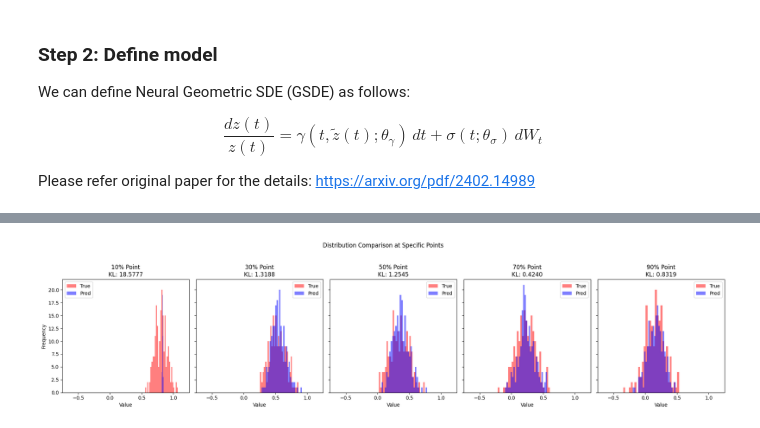
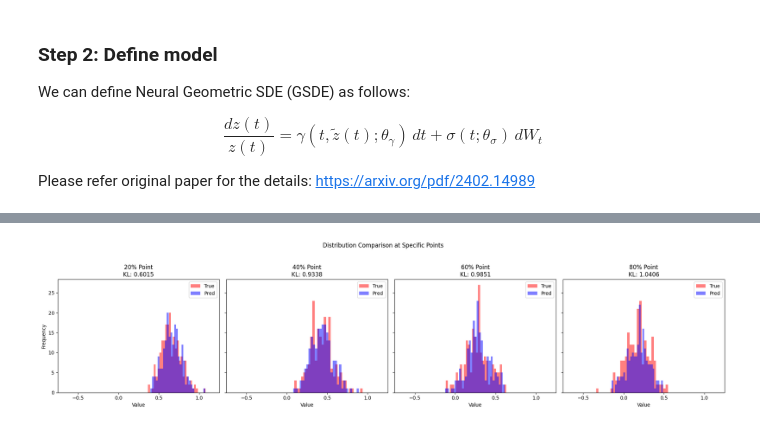
Before and after one commit to yongkyung-oh/Stable-Neural-SDEs, a Jupyter notebook: tutorial/simple OU process - Neural GSDE.ipynb, the cells around one changed output, grey strips where cells are left out. Drawn from its saved outputs; the diff is of its cells as text; code cells hidden in the pictures.

```diff
--- a/tutorial/simple OU process - Neural GSDE.ipynb
+++ b/tutorial/simple OU process - Neural GSDE.ipynb
@@ -134,7 +134,7 @@ config = {
     'X0': 1.0,
     'train_ratio': 0.8,
     'batch_size': 16,
-    'seed': 42
+    'seed': 42,
 }
 
 # Ensure reproducibility
@@ -186,7 +186,7 @@ class LipSwish(nn.Module):
         return 0.909 * torch.nn.functional.silu(x)
 
 class MLP(nn.Module):
-    def __init__(self, in_size, out_size, hidden_dim, num_layers, tanh=False, activation='relu'):
+    def __init__(self, in_size, out_size, hidden_dim, num_layers, tanh=False, activation='lipswish'):
         super().__init__()
 
         if activation == 'lipswish':
@@ -207,17 +207,18 @@ class MLP(nn.Module):
         return self._model(x)
 
 class NeuralGSDEFunc(nn.Module):
-    def __init__(self, input_dim, hidden_dim, num_layers, activation='relu'):
+    def __init__(self, input_dim, hidden_dim, hidden_hidden_dim, num_layers, activation='lipswish'):
         super(NeuralGSDEFunc, self).__init__()
         self.sde_type = "ito"
         self.noise_type = "diagonal" # or "scalar"
 
-        self.linear_in = nn.Linear(input_dim + 2, input_dim + 1)
-        self.linear_X = nn.Linear(2, input_dim + 1)
-        self.emb = torch.nn.Linear(input_dim*2 + 2, input_dim + 1)
-        self.f_net = MLP(input_dim + 1, input_dim, hidden_dim, num_layers, activation=activation)
-        self.noise_in = nn.Linear(2, input_dim + 1)
-        self.g_net = MLP(input_dim + 1, input_dim, hidden_dim, num_layers, activation=activation)
+        self.linear_in = nn.Linear(hidden_dim + 1, hidden_dim)
+        self.linear_X = nn.Linear(input_dim, hidden_dim)
+        self.emb = nn.Linear(hidden_dim*2, hidden_dim)
+        self.f_net = MLP(hidden_dim, hidden_dim, hidden_hidden_dim, num_layers, activation=activation)
+        self.linear_out = nn.Linear(hidden_dim, hidden_dim)
+        self.noise_in = nn.Linear(1, hidden_dim)
+        self.g_net = MLP(hidden_dim, hidden_dim, hidden_hidden_dim, num_layers, activation=activation)
 
     def set_X(self, coeffs, times):
         self.coeffs = coeffs
@@ -230,20 +231,23 @@ class NeuralGSDEFunc(nn.Module):
 
         if t.dim() == 0:
             t = torch.full_like(y[:, 0], fill_value=t).unsqueeze(-1)
-        yy = self.linear_in(torch.cat((torch.sin(t), torch.cos(t), y), dim=-1))
+        # yy = self.linear_in(torch.cat((torch.sin(t), torch.cos(t), y), dim=-1))
+        yy = self.linear_in(torch.cat((t, y), dim=-1))
         z = self.emb(torch.cat([yy,Xt], dim=-1))
-        return self.f_net(z) * y # (1 - torch.nan_to_num(y).sigmoid())
+        z = self.f_net(z) * y # (1 - torch.nan_to_num(y).sigmoid())
+        return self.linear_out(z)
 
     def g(self, t, y):
         if t.dim() == 0:
             t = torch.full_like(y[:, 0], fill_value=t).unsqueeze(-1)
-        tt = self.noise_in(torch.cat((torch.sin(t), torch.cos(t)), dim=-1))
+        # tt = self.noise_in(torch.cat((torch.sin(t), torch.cos(t)), dim=-1))
+        tt = self.noise_in(t)
         return self.g_net(tt) * y
 
 class NDE_model(nn.Module):
-    def __init__(self, input_dim, hidden_dim, output_dim, num_layers, activation='relu', vector_field=None):
+    def __init__(self, input_dim, hidden_dim, output_dim, num_layers, activation='lipswish', vector_field=None):
         super(NDE_model, self).__init__()
-        self.func = vector_field(hidden_dim, hidden_dim, num_layers, activation=activation)
+        self.func = vector_field(input_dim, hidden_dim, hidden_dim, num_layers, activation=activation)
         self.initial = nn.Linear(input_dim, hidden_dim)
         self.decoder = nn.Linear(hidden_dim, output_dim)
 
@@ -257,15 +261,15 @@ class NDE_model(nn.Module):
         z = torchsde.sdeint(sde=self.func,
                             y0=y0,
                             ts=times,
-                            dt=0.1,
+                            dt=0.05,
                             method='euler')
         z = z.permute(1,0,2)
         return self.decoder(z)
 # %%
 input_dim = 2
 output_dim = 1
-hidden_dim = 16
-num_layers = 2
+hidden_dim = 32
+num_layers = 1
 
 model = NDE_model(input_dim=input_dim, hidden_dim=hidden_dim, output_dim=output_dim, num_layers=num_layers, vector_field=NeuralGSDEFunc).to(device)
 # %%
@@ -402,34 +406,34 @@ def calculate_kl_divergence(true_values, pred_values, num_bins=30):
 
     # Calculate KL divergence
     kl_div = entropy(hist_true, hist_pred)
     return kl_div
 
 def compare_distributions(true_data, pred_data, points, num_bins=30):
     time_points = [int(p * true_data.shape[1]) for p in points]
 
     fig, axes = plt.subplots(1, len(points), figsize=(20, 5), sharey=True)
 
     for ax, point, time_point in zip(axes, points, time_points):
         true_values = true_data[:, time_point].numpy()
         pred_values = pred_data[:, time_point].numpy()
 
         kl_div = calculate_kl_divergence(true_values, pred_values, num_bins)
 
-        ax.hist(true_values, bins=num_bins, alpha=0.5, label='True', color='r')
-        ax.hist(pred_values, bins=num_bins, alpha=0.5, label='Pred', color='b')
+        ax.hist([round(v,5) for v in true_values], bins=num_bins, alpha=0.5, label='True', color='r')
+        ax.hist([round(v,5) for v in pred_values], bins=num_bins, alpha=0.5, label='Pred', color='b')
         ax.set_title(f'{int(point * 100)}% Point\nKL: {kl_div:.4f}')
         ax.set_xlabel('Value')
         ax.set_xlim(-0.75,1.25)
         ax.set_xticks([-0.5,0.0,0.5,1.0])
         if ax == axes[0]:
             ax.set_ylabel('Frequency')
         ax.legend()
 
     plt.suptitle('Distribution Comparison at Specific Points')
     plt.tight_layout(rect=[0, 0, 1, 0.95])
     plt.show()
 
-points_to_compare = [0.1, 0.3, 0.5, 0.7, 0.9]
+points_to_compare = [0.2, 0.4, 0.6, 0.8]
 compare_distributions(all_trues, all_preds, points_to_compare)
 # %% [output]
-[figure, old version]
+[figure, new version]
```
Also changed, not shown: parts of 3 cells of this notebook, 5 other files.
